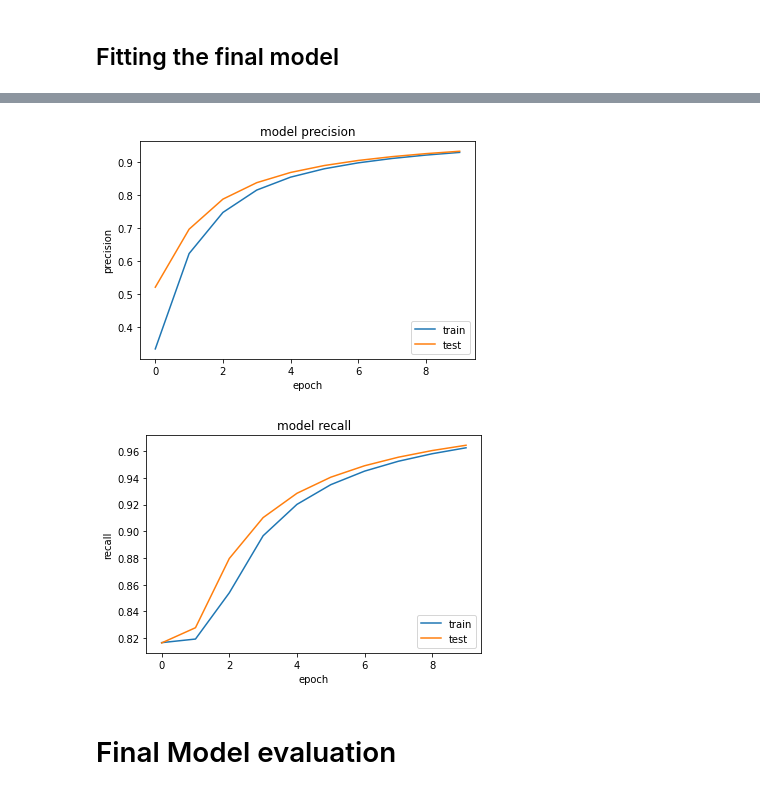
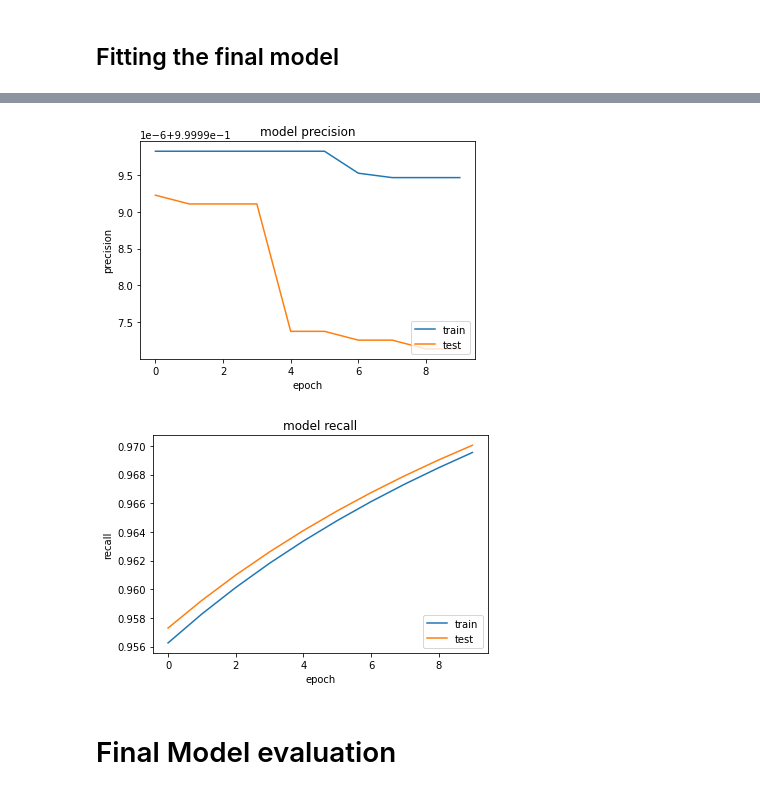
Before and after one commit to HLTT14/NLP-Assignments, a Jupyter notebook: Assignment2/NLP_Assignment2.ipynb, the cells around one changed output, grey strips where cells are left out. Drawn from its saved outputs; the diff is of its cells as text; code cells hidden in the pictures.

```diff
--- a/Assignment2/NLP_Assignment2.ipynb
+++ b/Assignment2/NLP_Assignment2.ipynb
@@ -620,25 +620,25 @@ Epoch 10/10
 # %%
 # visualise training history
-plt.plot(final_training.history['precision_2'])
-plt.plot(final_training.history['val_precision_2'])
+plt.plot(final_training.history['precision_1'])
+plt.plot(final_training.history['val_precision_1'])
 plt.title('model precision')
 plt.ylabel('precision')
 plt.xlabel('epoch')
 plt.legend(['train', 'test'], loc="lower right")
 plt.show()
 # %% [output]
-[figure, old version]
+[figure, new version]
 # %%
 # visualise training history
-plt.plot(final_training.history['recall_2'])
-plt.plot(final_training.history['val_recall_2'])
+plt.plot(final_training.history['recall_1'])
+plt.plot(final_training.history['val_recall_1'])
 plt.title('model recall')
 plt.ylabel('recall')
 plt.xlabel('epoch')
 plt.legend(['train', 'test'], loc="lower right")
 plt.show()
 # %% [output]
-[figure, old version]
+[figure, new version]
 # %% [markdown]
 # Final Model evaluation
 # %%
```
Also changed, not shown: parts of 13 cells of this notebook.
